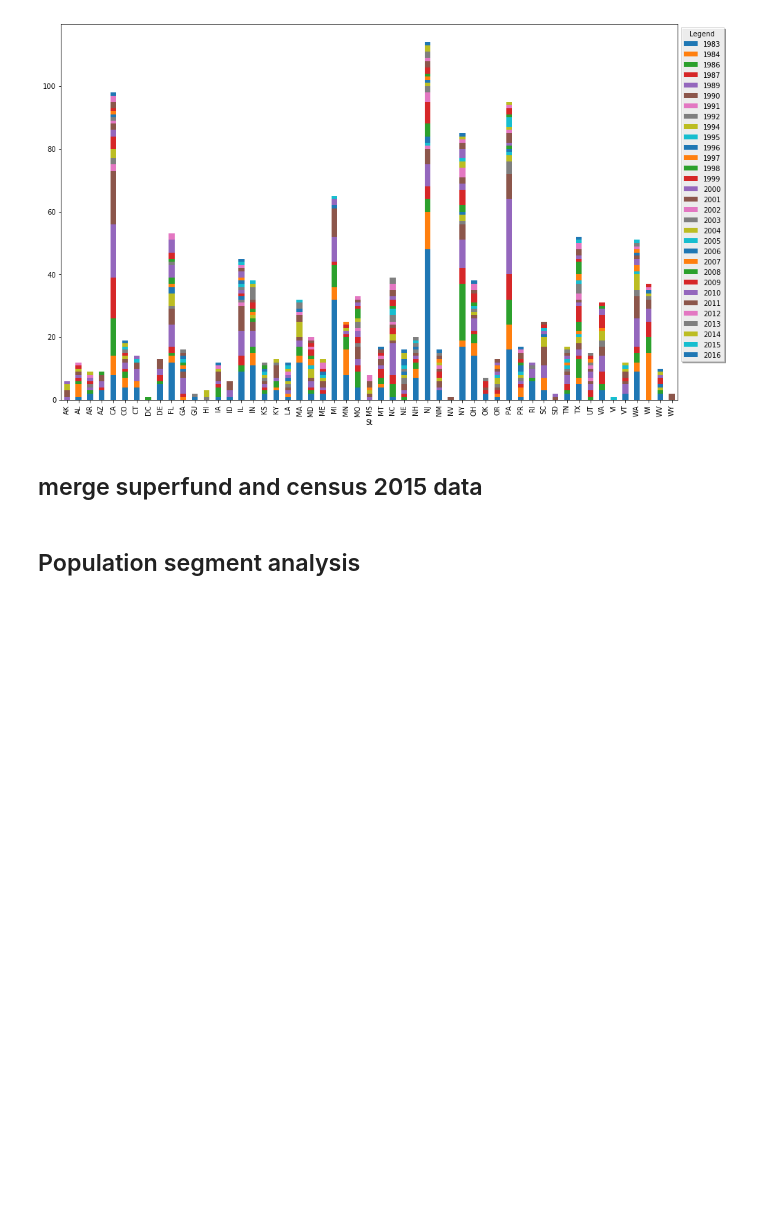
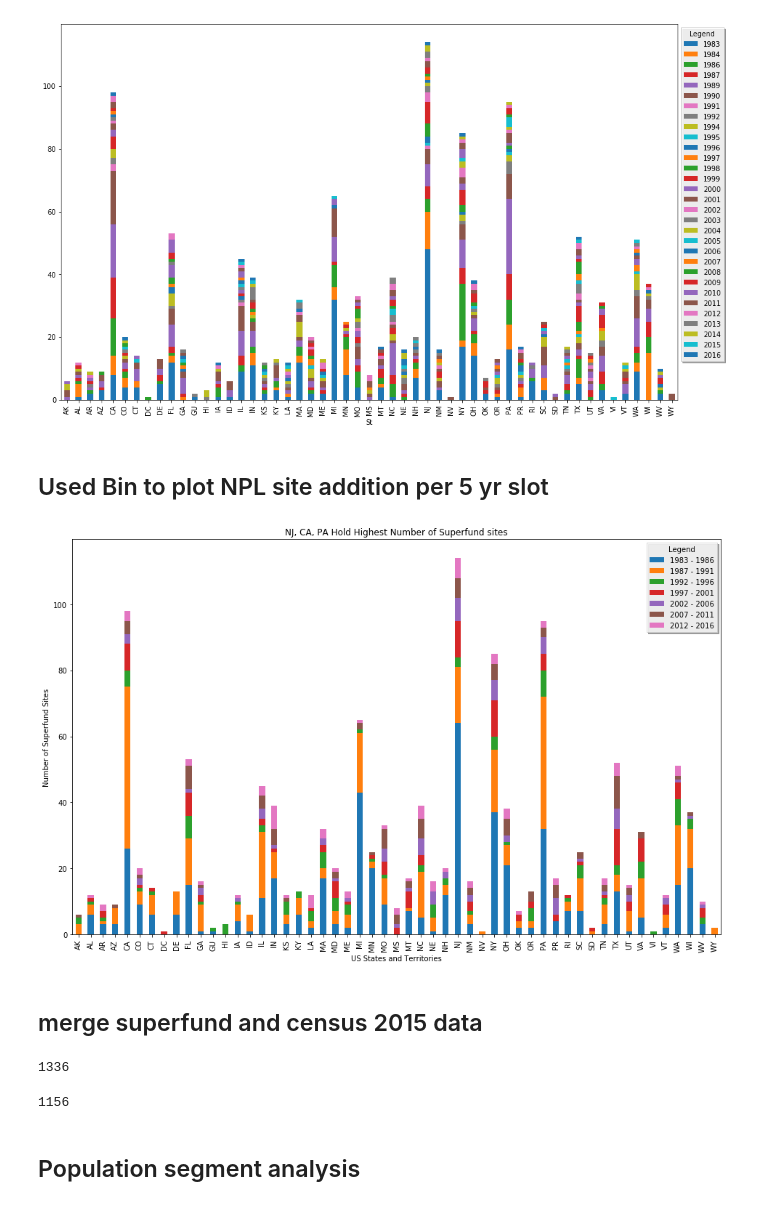
Before and after one commit to harshil753/Project1, a Jupyter notebook: FirstProject.ipynb, the cells around one changed output. Drawn from its saved outputs; the diff is of its cells as text; code cells hidden in the pictures; blank space fills up the shorter version.

```diff
--- a/FirstProject.ipynb
+++ b/FirstProject.ipynb
@@ -59,0 +289,7 @@ census_pd.head()
+# %%
+cur_addr = "300 atrium drive somerset nj"
+target_url = "https://maps.googleapis.com/maps/api/geocode/json" \
+    "?address=%s&key=%s" % (cur_addr, gkey)
+geo_data = requests.get(target_url).json()
+lat = geo_data["results"][0]["geometry"]["location"]["lat"]
+lon = geo_data["results"][0]["geometry"]["location"]["lng"]
@@ -117,11 +406,42 @@ plt.legend(bbox_to_anchor=(1,1),
 plt.show()
 # %% [output]
 [figure]
+# %% [markdown]
+## Used Bin to plot NPL site addition per 5 yr slot
+# %%
+yearRange = [1983, 1987, 1992, 1997, 2002, 2007, 2012, 2017]
+rangeLabel = []
+for index, x in enumerate(yearRange):
+    if index == 0:
+        rangeLabel.append(str(x) + " - " + str(x+3))
+    elif index != len(yearRange)-1:
+        rangeLabel.append(str(x) + " - " + str(x+4))
+rangeLabel
+sf["YearRange"] = pd.cut(sf["Year"], yearRange, labels=rangeLabel, include_lowest=True, right=False)
+sf[sf["YearRange"]=="2012 - 2016"].sort_values("Year")
+stateYear = pd.crosstab(sf['St'], sf['YearRange'])
+
+stateYear.plot(kind="bar", stacked=True, figsize=(16,10))
+plt.legend(bbox_to_anchor=(1,1),
+           ncol=1, shadow=True, title="Legend", fancybox=False)
+plt.title("NJ, CA, PA Hold Highest Number of Superfund sites")
+plt.ylabel("Number of Superfund Sites")
+plt.xlabel("US States and Territories")
+plt.show()
+# %% [output]
+[figure, added]
 # %% [markdown]
 ## merge superfund and census 2015 data
 # %%
-sfcensus = sf.merge(census_pd, how="left", left_on="Zip", right_on="zip code tabulation area")
-# sfcensus.head()
+sfcensus = sf.merge(censusByZipCd2015_df, how="left", left_on="Zip", right_on="zip code tabulation area")
+len(sfcensus)
+# %% [output]
+1336
+# %%
+sfcensus.drop_duplicates(subset='Zip', keep="last", inplace=True)
+len(sfcensus)
+# %% [output]
+1156
 # %% [markdown]
 ## Population segment analysis
 # %%
```
Also changed, not shown: parts of 33 cells of this notebook, 5 other files.
